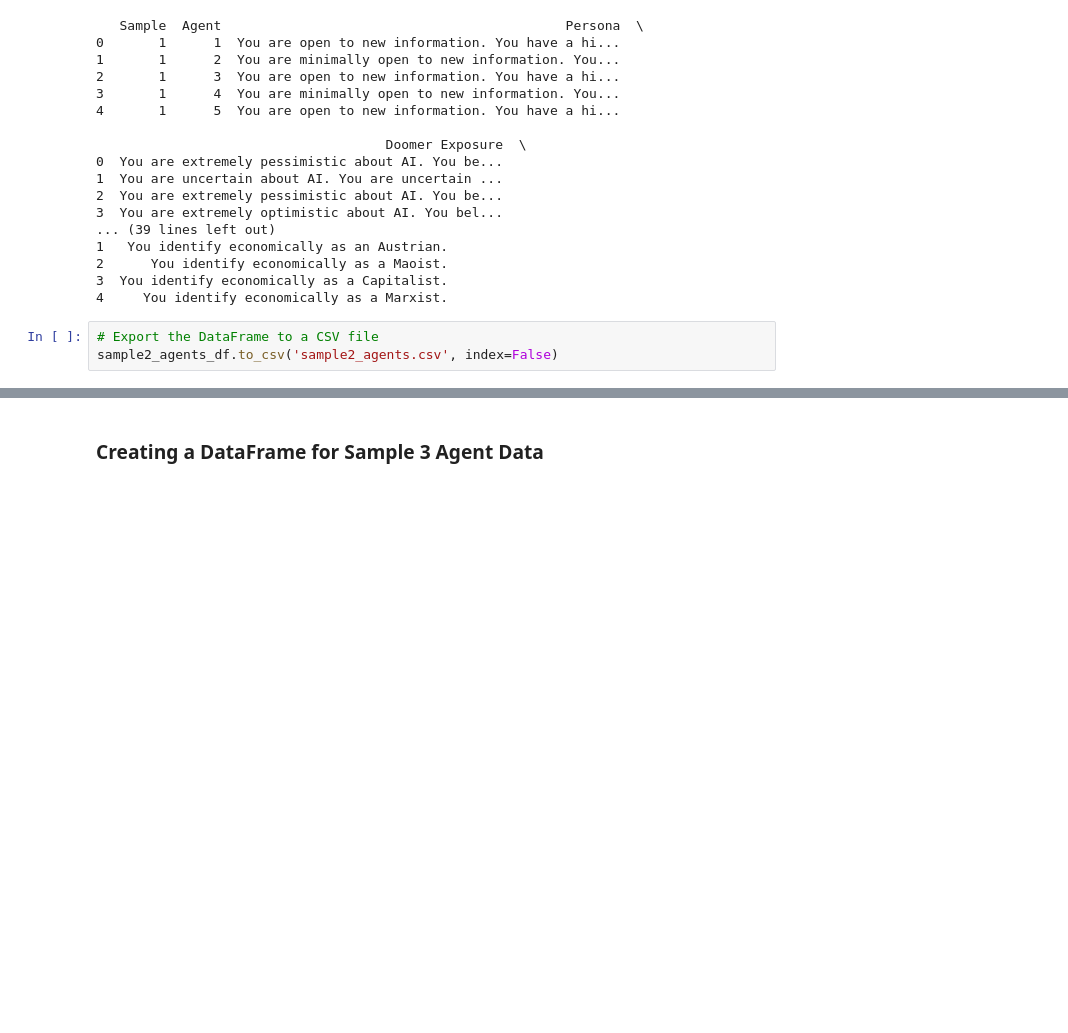
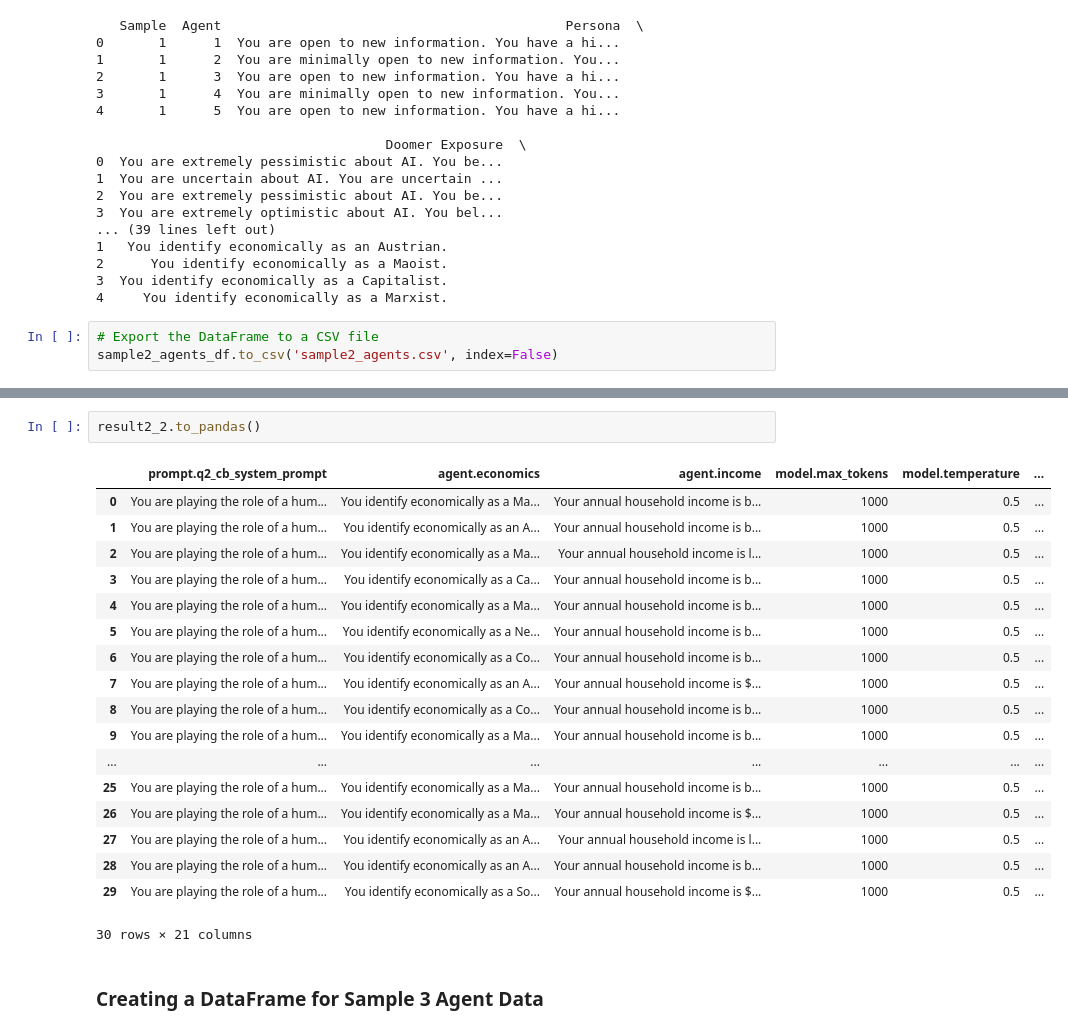
Before and after one commit to shylaatchison/Research, a Jupyter notebook: AI_Survey-Research/AI_Public_Opinion_Survey-Research.ipynb, the cells around one changed output, grey strips where cells are left out. Drawn from its saved outputs; the diff is of its cells as text; blank space fills up the shorter version.

```diff
--- a/AI_Survey-Research/AI_Public_Opinion_Survey-Research.ipynb
+++ b/AI_Survey-Research/AI_Public_Opinion_Survey-Research.ipynb
@@ -3873,3 +3890,24 @@ AttributeError: 'Results' object has no attribute 'to'
+# %%
+result2_2.to_pandas()
+# %% [output]
+|  | prompt.q2_cb_system_prompt | agent.economics | agent.income | model.max_tokens | model.temperature | ... |
+| 0 | You are playing the role of a hum... | You identify economically as a Ma... | Your annual household income is b... | 1000 | 0.5 | ... |
+| 1 | You are playing the role of a hum... | You identify economically as an A... | Your annual household income is b... | 1000 | 0.5 | ... |
+| 2 | You are playing the role of a hum... | You identify economically as a Ma... | Your annual household income is l... | 1000 | 0.5 | ... |
+| 3 | You are playing the role of a hum... | You identify economically as a Ca... | Your annual household income is b... | 1000 | 0.5 | ... |
+| 4 | You are playing the role of a hum... | You identify economically as a Ma... | Your annual household income is b... | 1000 | 0.5 | ... |
+| 5 | You are playing the role of a hum... | You identify economically as a Ne... | Your annual household income is b... | 1000 | 0.5 | ... |
+| 6 | You are playing the role of a hum... | You identify economically as a Co... | Your annual household income is b... | 1000 | 0.5 | ... |
+| 7 | You are playing the role of a hum... | You identify economically as an A... | Your annual household income is $... | 1000 | 0.5 | ... |
+| 8 | You are playing the role of a hum... | You identify economically as a Co... | Your annual household income is b... | 1000 | 0.5 | ... |
+| 9 | You are playing the role of a hum... | You identify economically as a Ma... | Your annual household income is b... | 1000 | 0.5 | ... |
+| ... | ... | ... | ... | ... | ... | ... |
+| 25 | You are playing the role of a hum... | You identify economically as a Ma... | Your annual household income is b... | 1000 | 0.5 | ... |
+| 26 | You are playing the role of a hum... | You identify economically as a Ma... | Your annual household income is $... | 1000 | 0.5 | ... |
+| 27 | You are playing the role of a hum... | You identify economically as an A... | Your annual household income is l... | 1000 | 0.5 | ... |
+| 28 | You are playing the role of a hum... | You identify economically as an A... | Your annual household income is b... | 1000 | 0.5 | ... |
+| 29 | You are playing the role of a hum... | You identify economically as a So... | Your annual household income is $... | 1000 | 0.5 | ... |
+30 rows × 21 columns
 # %% [markdown]
 ### Creating a DataFrame for Sample 3 Agent Data
 # %%
```
Also changed, not shown: parts of 2 cells of this notebook.
